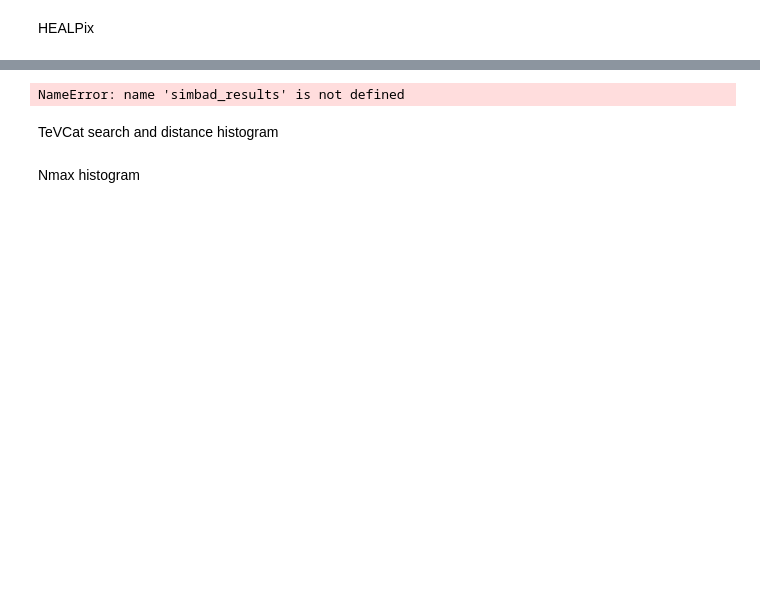
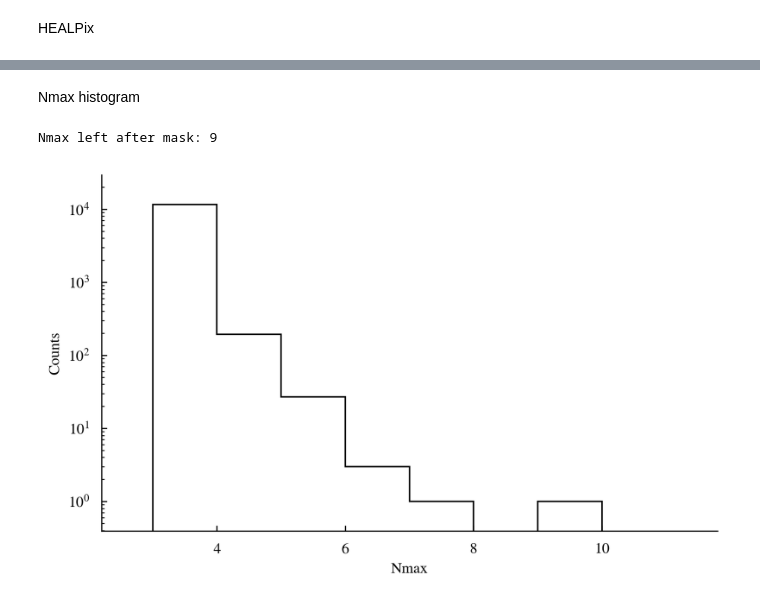
Before and after one commit to annanayjaitly/gamma_transients, a Jupyter notebook: testing/read_scanner_results.ipynb, the cells around one changed output, grey strips where cells are left out. Saved outputs shown, nothing was run; the diff lists cells and outputs as text; code cells hidden in the pictures; blank space fills up the shorter version.

```diff
--- a/testing/read_scanner_results.ipynb
+++ b/testing/read_scanner_results.ipynb
@@ -61,10 +147,0 @@ Simbad search
-# %%
-with open("output.txt","w") as f:
-    f.write(mplets.constructSimbadCriteria(True))
-# simbad_results = mplets.searchSimbad(coordinate_criteria=True)
-# %%
-print(simbad_results)
-# %% [output]
-NameError: name 'simbad_results' is not defined
-# %% [markdown]
-TeVCat search and distance histogram
@@ -88,10 +148,17 @@ plt.savefig("figures/combined/sourcedist_hist.png",facecolor="white")
 # %% [markdown]
 Nmax histogram
 # %%
-hist = vis.hist(mplets.table["Nmax"],bins=range(3,22),histtype="step")
+current_mask = dt_da_mask
+
+remaining_Nmax = max(mplets.table[current_mask]["Nmax"])
+print(f"Nmax left after mask: {remaining_Nmax}")
+hist = vis.hist(mplets.table[current_mask]["Nmax"],bins=range(3,remaining_Nmax+3),histtype="step")
 ax = plt.gca()
 ax.set_xlabel("Nmax")
 ax.set_ylabel("Counts")
 ax.set_yscale("log")
-ax.set_xticks(range(3,22))
-plt.savefig("figures/combined/Nmax_hist.png",facecolor="white")
+# ax.set_xticks(range(3,22))
+# plt.savefig("figures/combined/Nmax_hist.png",facecolor="white")
+# %% [output]
+Nmax left after mask: 9
+[figure, added]
```
Also changed, not shown: parts of 16 cells of this notebook, 4 other files.
